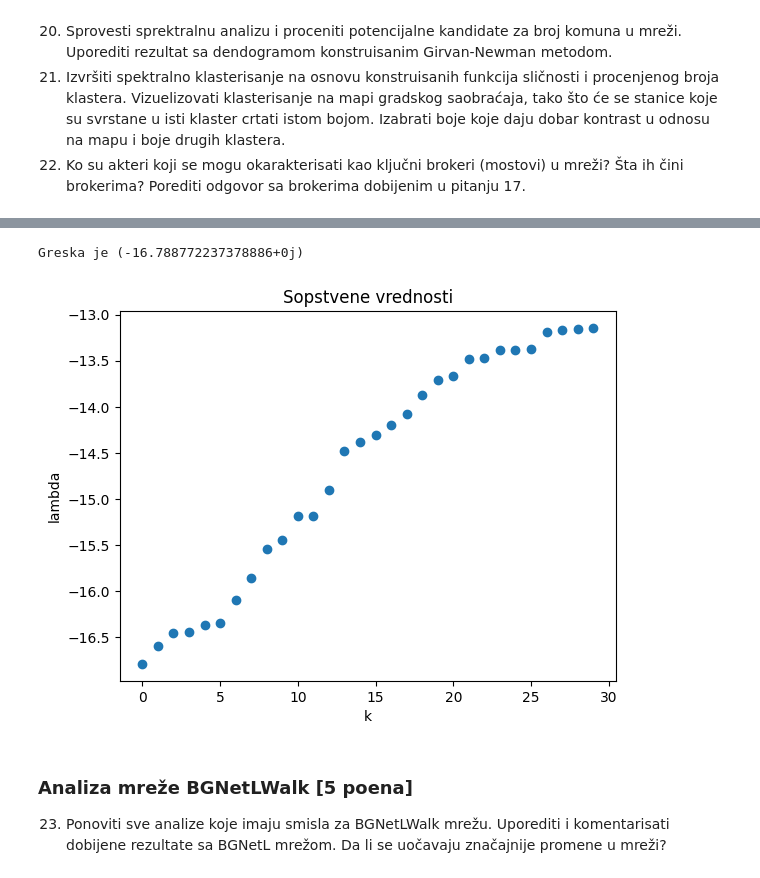
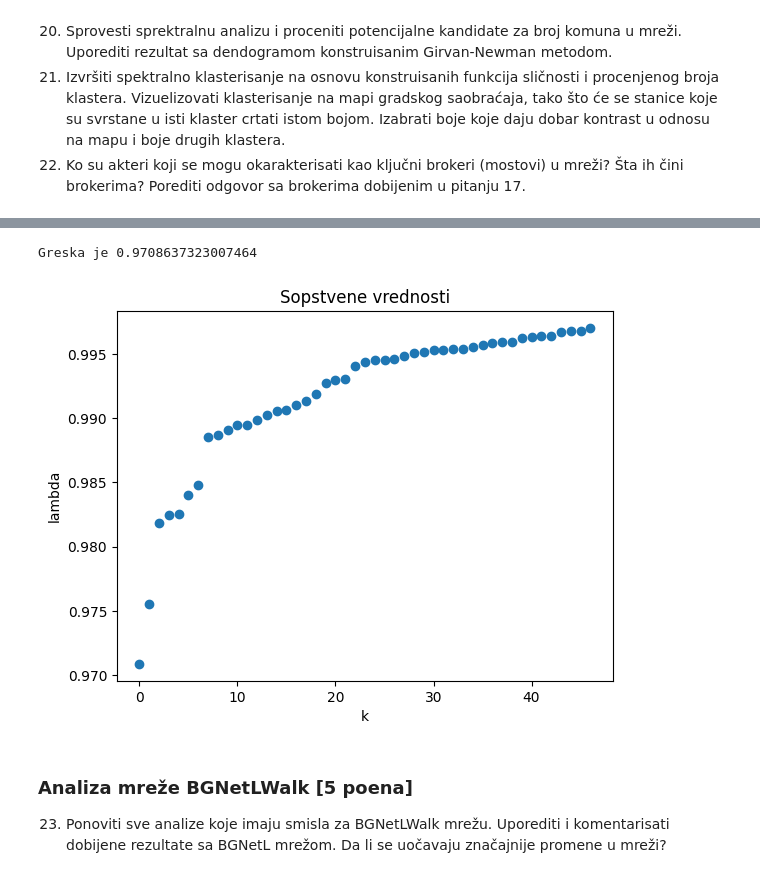
Before and after one commit to markods/BelgradeTransportNet, a Jupyter notebook: src/projekat.ipynb, the cells around one changed output, grey strips where cells are left out. Drawn from its saved outputs; the diff is of its cells as text; code cells hidden in the pictures.

```diff
--- a/src/projekat.ipynb
+++ b/src/projekat.ipynb
@@ -1175,8 +1175,9 @@ def adjacency_function(G:nx.Graph, u, v):
     edge_exist = ((u, v) in G.edges) or ((v, u) in G.edges)
     return 1 if edge_exist else 0
 
-def distance_function(G:nx.Graph, u, v):
-    k = 100.0
+#k = 0.5 je za adjacency u BGNetL
+def distance_function(G:nx.Graph, u, v, k = 0.5):
+
     distance = calculate_distance(G, u, v)
     if u == v:
         return 0
@@ -1185,7 +1186,7 @@ def distance_function(G:nx.Graph, u, v):
     return k / distance
 
 def combined_function(G:nx.Graph, u, v):
-    return adjacency_function(G, u, v) * distance_function(G, u, v)
+    return adjacency_function(G, u, v) * distance_function(G, u, v, 1.5)
 
 
 def make_similarity_matrix(G:nx.Graph, order_to_id_map, similarity_function):
@@ -1206,4 +1207,4 @@ def make_laplacian_matrix(G:nx.Graph, dicts, similarity_function):
     return L
 
 dicts = (id_to_order_map, order_to_id_map)
-make_similarity_matrix(BgNetL, order_to_id_map, distance_function)
+# make_similarity_matrix(BgNetL, order_to_id_map, distance_function)
@@ -1244,8 +1231,8 @@ def analyze_by_function(G:nx.Graph, similarity_function, function_name, plot = F
     zipped_list = list(zip(eigen_values, eigen_vectors))
     zipped_list.sort(key=lambda t: t[0])
     # eigen_values_sorted, eigen_vectors_sorted = zip(*zipped_list[:50]) #50 je za susednost
-    # eigen_values_sorted, eigen_vectors_sorted = zip(*zipped_list[1500:])# rastojanje
-    eigen_values_sorted, eigen_vectors_sorted = zip(*zipped_list[20:50])# rastojanje
+    # eigen_values_sorted, eigen_vectors_sorted = zip(*zipped_list[8:50]) # 8:50 rastojanje
+    eigen_values_sorted, eigen_vectors_sorted = zip(*zipped_list[3:50])
     error = eigen_values_sorted[0]
     print(f"Greska je {error}")
 
@@ -1254,40 +1241,50 @@ def analyze_by_function(G:nx.Graph, similarity_function, function_name, plot = F
         # plt.xticks(range(len(eigen_values_sorted)))
         plt.xlabel("k")
         plt.ylabel("lambda")
         plt.title("Sopstvene vrednosti")
-        plt.show() # Susednost: 5, 8, 16, 20, 25, 34, 44, 48...
+        plt.show()  # Susednost: 4, 7, 15, 19, 25, 24, 43, 47...
+                    # Distanca: 9, 12, 19
+                    # Distanca: 4, 5, 8, 10,
 
-    return
+
 
     indices = []
+    start = 0
     if function_name == "adjacency":
-        indices = [5, 20, 44]
+        start = 0
+        indices = [4, 19, 43]
+    if function_name == "distance":
+        start = 8
+        indices = [9, 12, 19]
+    if function_name == "combined":
+        start = 3
+        indices = [4, 5, 10]
 
-    eigen_values_to_save = [eigen_values_sorted[index] for index in indices]
-    eigen_vectors_to_save = [eigen_vectors_sorted[index] for index in indices]
+    eigen_values_to_save = [eigen_values_sorted[index - start] for index in indices]
+    eigen_vectors_to_save = [eigen_vectors_sorted[index - start] for index in indices]
 
     file_name_start = "spectral_analysis_"
     with open(f"{spectral_path}/{file_name_start}_{function_name}_indices.txt", "w") as file_values:
         for index in indices:
             file_values.write(str(index))
             file_values.write("\n")
     with open(f"{spectral_path}/{file_name_start}_{function_name}_values.txt", "w") as file_index:
         for eigen_value in eigen_values_to_save:
             file_index.write(str(eigen_value))
             file_index.write("\n")
     for ord, eigen_vector in enumerate(eigen_vectors_to_save):
         filename = f"{spectral_path}/{file_name_start}_{function_name}_vectors_{indices[ord]}.csv"
         np.savetxt(filename, eigen_vector, delimiter=",")
 
 modes = ["adjacency", "distance", "combined", "skip_analysis"]
 functions = {modes[0]: adjacency_function, modes[1]: distance_function, modes[2] : combined_function}
 mode = modes[2]
 
 if mode != modes[3]:
     analyze_by_function(BgNetL, functions[mode], mode, plot=True)
 # %% [output]
-Greska je (-16.788772237378886+0j)
+Greska je 0.9708637323007464
-[figure, old version]
+[figure, new version]
 # %%
 # 21) Izvršiti spektralno klasterisanje na osnovu konstruisanih funkcija sličnosti i procenjenog broja klastera.
 # Vizuelizovati klasterisanje na mapi gradskog saobraćaja, tako što će se stanice koje su svrstane u isti klaster crtati istom bojom.
```
Also changed, not shown: parts of 1 cell of this notebook, 21 other files.
